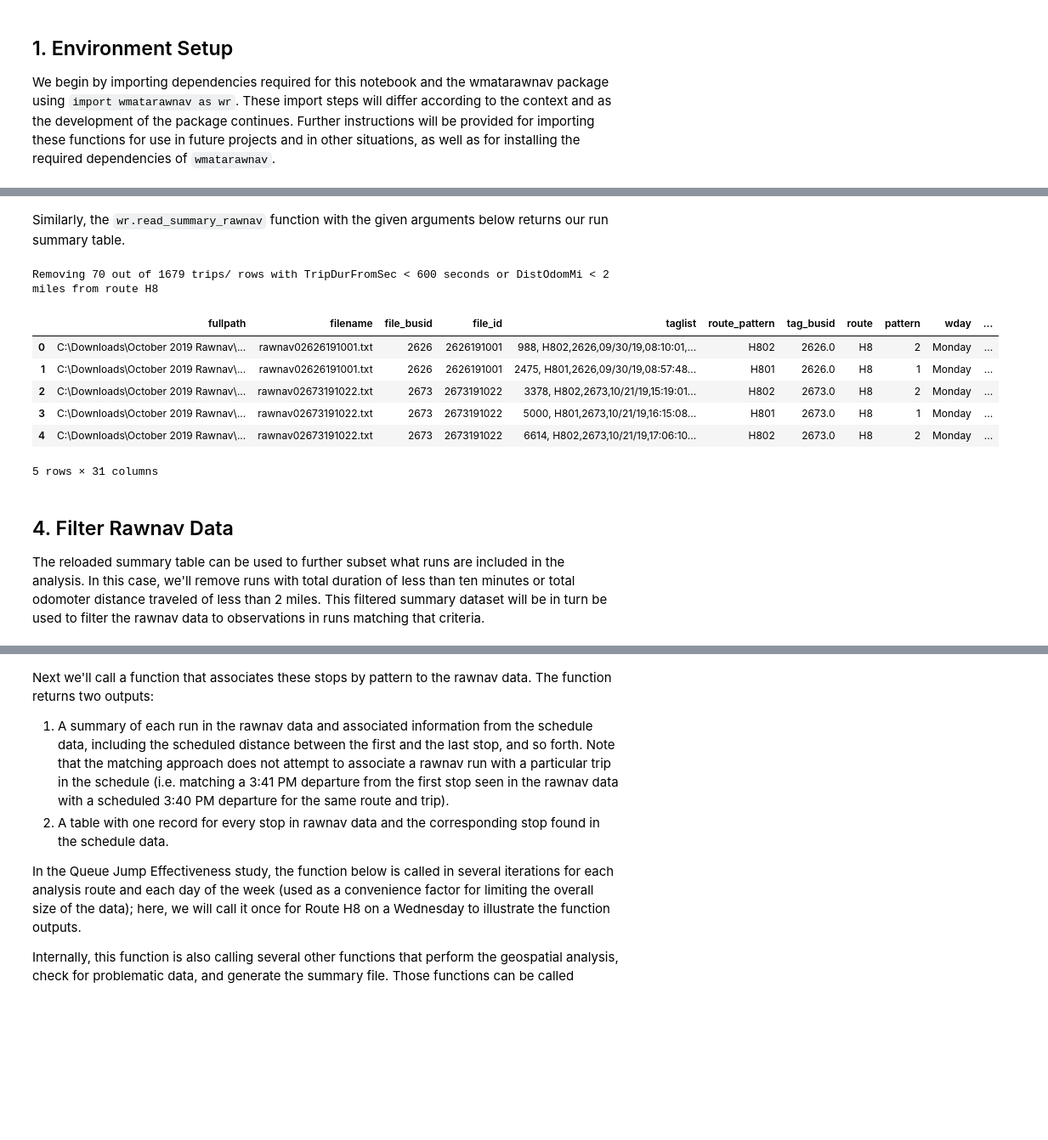
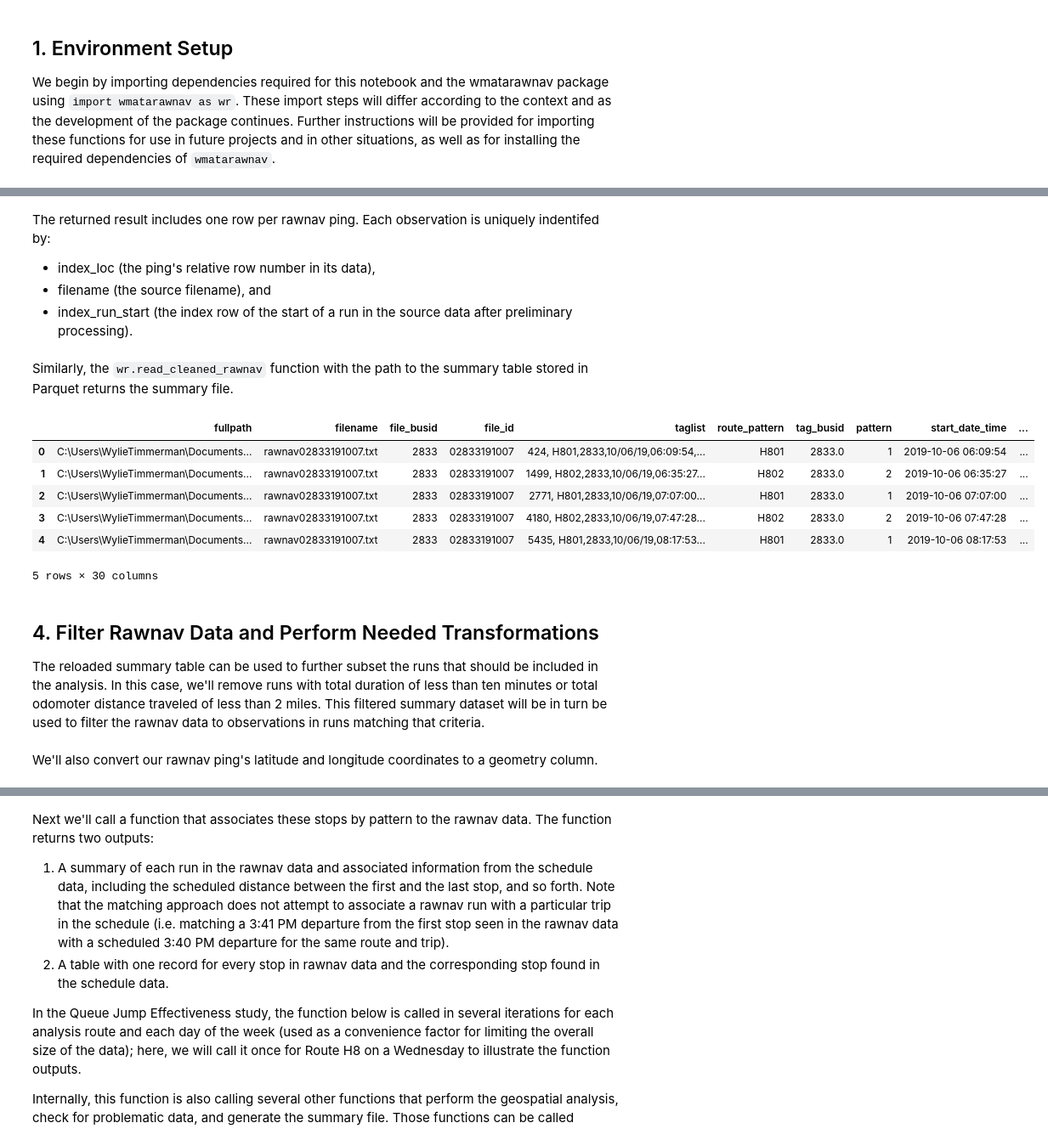
Before and after one commit to wmata-plan/WMATA_AVL, a Jupyter notebook: analysis/exploratory/02_Relate_rawnav_to_other_sources.ipynb, the cells around one changed output, grey strips where cells are left out. Shown: that part at 85% size. Saved outputs shown, nothing was run; the diff lists cells and outputs as text; code cells hidden in the pictures; blank space fills up the shorter version.

```diff
--- a/analysis/exploratory/02_Relate_rawnav_to_other_sources.ipynb
+++ b/analysis/exploratory/02_Relate_rawnav_to_other_sources.ipynb
@@ -113,24 +123,26 @@ rawnav_dat.head()
+# %% [markdown]
+The returned result includes one row per rawnav ping. Each observation is uniquely indentifed by:
+   * index_loc (the ping's relative row number in its data),
+   * filename (the source filename), and
+   * index_run_start (the index row of the start of a run in the source data after preliminary processing).
 # %% [markdown]
-Similarly, the `wr.read_summary_rawnav` function with the given arguments below returns our run summary table.
+Similarly, the `wr.read_cleaned_rawnav` function with the path to the summary table stored in Parquet returns the summary file.
-# %%
-rawnav_summary_dat, rawnav_trips_less_than_600sec_or_2miles = wr.read_summary_rawnav(
-    analysis_routes_=analysis_routes,
-    path_processed_route_data=path_processed_route_data,
-    restrict=restrict_n,
-    analysis_days=analysis_days)
-rawnav_summary_dat = wr.fix_rawnav_names(rawnav_summary_dat)
-
-rawnav_summary_dat.head()
-# %% [output]
-Removing 70 out of 1679 trips/ rows with TripDurFromSec < 600 seconds or DistOdomMi < 2 miles from route H8
-|  | fullpath | filename | file_busid | file_id | taglist | route_pattern | tag_busid | route | pattern | wday | ... |
-| 0 | C:\Downloads\October 2019 Rawnav\... | rawnav02626191001.txt | 2626 | 2626191001 | 988, H802,2626,09/30/19,08:10:01,... | H802 | 2626.0 | H8 | 2 | Monday | ... |
-| 1 | C:\Downloads\October 2019 Rawnav\... | rawnav02626191001.txt | 2626 | 2626191001 | 2475, H801,2626,09/30/19,08:57:48... | H801 | 2626.0 | H8 | 1 | Monday | ... |
-| 2 | C:\Downloads\October 2019 Rawnav\... | rawnav02673191022.txt | 2673 | 2673191022 | 3378, H802,2673,10/21/19,15:19:01... | H802 | 2673.0 | H8 | 2 | Monday | ... |
-| 3 | C:\Downloads\October 2019 Rawnav\... | rawnav02673191022.txt | 2673 | 2673191022 | 5000, H801,2673,10/21/19,16:15:08... | H801 | 2673.0 | H8 | 1 | Monday | ... |
-| 4 | C:\Downloads\October 2019 Rawnav\... | rawnav02673191022.txt | 2673 | 2673191022 | 6614, H802,2673,10/21/19,17:06:10... | H802 | 2673.0 | H8 | 2 | Monday | ... |
-5 rows × 31 columns
+# %%
+rawnav_summary_dat = wr.read_cleaned_rawnav(
+                analysis_routes_ = analysis_routes,
+                analysis_days_ = analysis_days,
+                path = os.path.join(path_demo_data,"02_notebook_data", "rawnav_summary_demo.parquet"))
+
+rawnav_summary_dat.head()
+# %% [output]
+|  | fullpath | filename | file_busid | file_id | taglist | route_pattern | tag_busid | pattern | start_date_time | ... |
+| 0 | C:\Users\WylieTimmerman\Documents... | rawnav02833191007.txt | 2833 | 02833191007 | 424, H801,2833,10/06/19,06:09:54,... | H801 | 2833.0 | 1 | 2019-10-06 06:09:54 | ... |
+| 1 | C:\Users\WylieTimmerman\Documents... | rawnav02833191007.txt | 2833 | 02833191007 | 1499, H802,2833,10/06/19,06:35:27... | H802 | 2833.0 | 2 | 2019-10-06 06:35:27 | ... |
+| 2 | C:\Users\WylieTimmerman\Documents... | rawnav02833191007.txt | 2833 | 02833191007 | 2771, H801,2833,10/06/19,07:07:00... | H801 | 2833.0 | 1 | 2019-10-06 07:07:00 | ... |
+| 3 | C:\Users\WylieTimmerman\Documents... | rawnav02833191007.txt | 2833 | 02833191007 | 4180, H802,2833,10/06/19,07:47:28... | H802 | 2833.0 | 2 | 2019-10-06 07:47:28 | ... |
+| 4 | C:\Users\WylieTimmerman\Documents... | rawnav02833191007.txt | 2833 | 02833191007 | 5435, H801,2833,10/06/19,08:17:53... | H801 | 2833.0 | 1 | 2019-10-06 08:17:53 | ... |
+5 rows × 30 columns
 # %% [markdown]
-## 4. Filter Rawnav Data
+## 4. Filter Rawnav Data and Perform Needed Transformations
 
-The reloaded summary table can be used to further subset what runs are included in the analysis. In this case, we'll remove runs with total duration of less than ten minutes or total odomoter distance traveled of less than 2 miles. This filtered summary dataset will be in turn be used to filter the rawnav data to observations in runs matching that criteria.
+The reloaded summary table can be used to further subset the runs that should be included in the analysis. In this case, we'll remove runs with total duration of less than ten minutes or total odomoter distance traveled of less than 2 miles. This filtered summary dataset will be in turn be used to filter the rawnav data to observations in runs matching that criteria.
@@ -144,0 +157,2 @@ rawnav_summary_dat.route = rawnav_summary_dat.route.astype(str)
+# %% [markdown]
+We'll also convert our rawnav ping's latitude and longitude coordinates to a geometry column.
```
Also changed, not shown: parts of 19 cells of this notebook, 12 other files.
